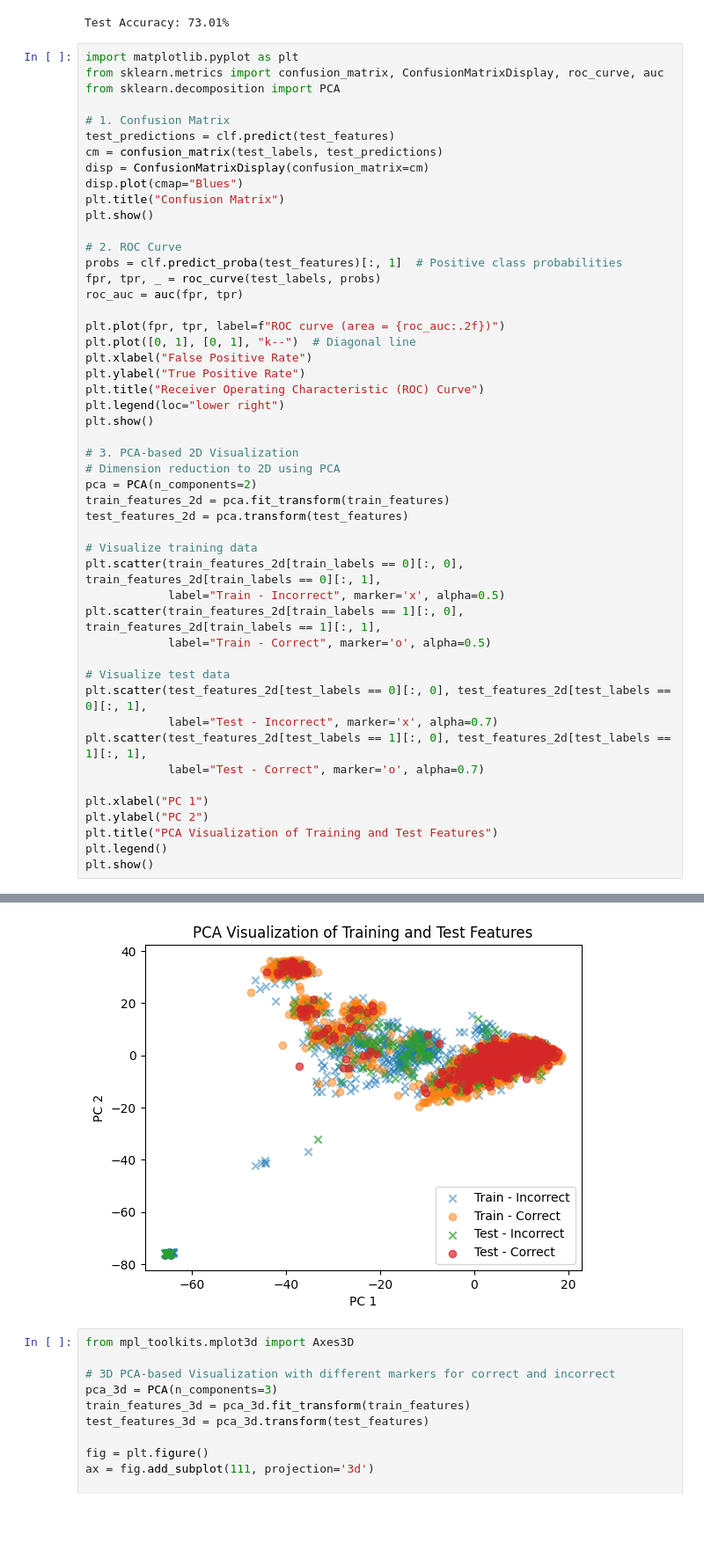
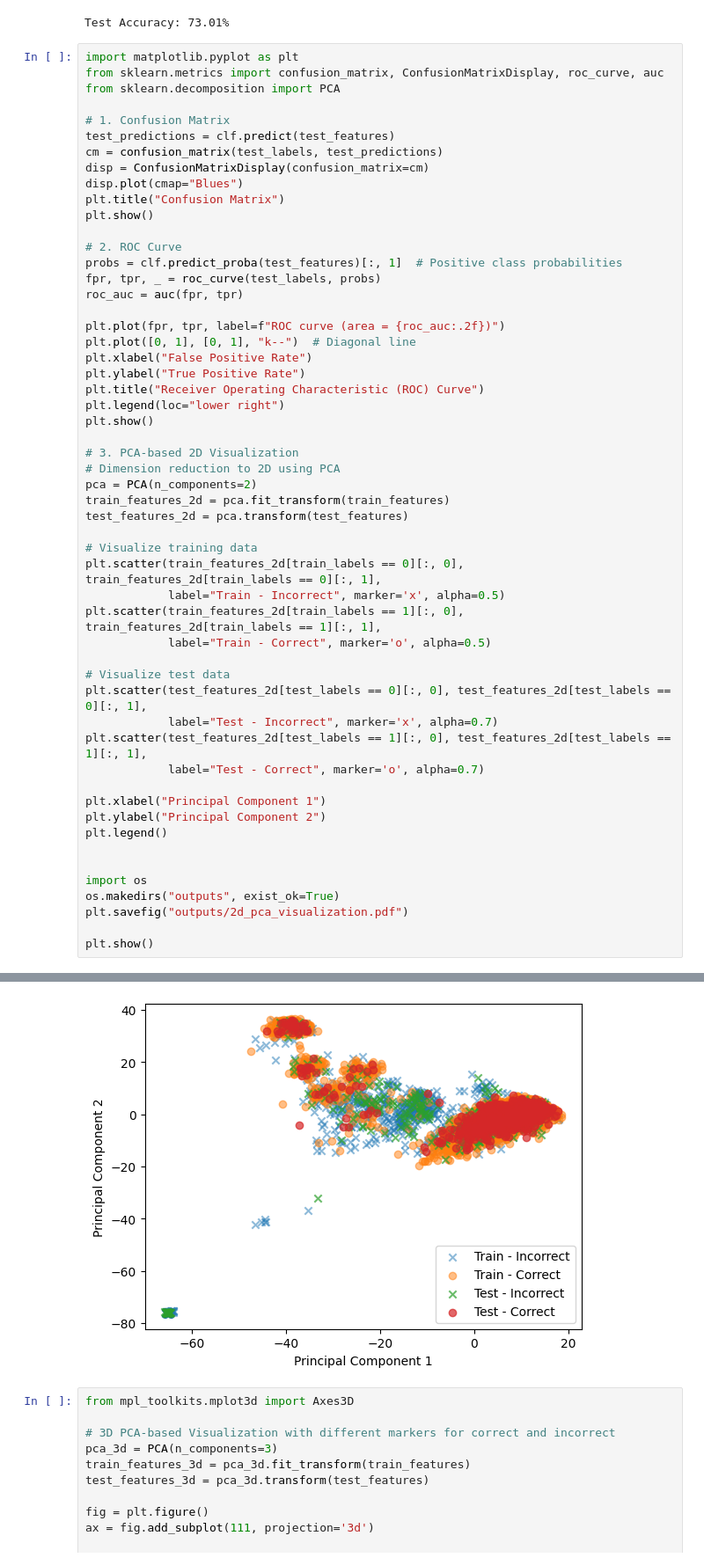
Before and after one commit to SewoongLee/probing-reasoning, a Jupyter notebook: probe-hidden-states-llama-3.2-3B-Instruct-gsm8k-performance.ipynb, the cells around one changed output, grey strips where cells are left out. Shown: that part at 88% size. Cells and saved outputs as stored; diff of their text form; blank space fills up the shorter version.

```diff
--- a/probe-hidden-states-llama-3.2-3B-Instruct-gsm8k-performance.ipynb
+++ b/probe-hidden-states-llama-3.2-3B-Instruct-gsm8k-performance.ipynb
@@ -259,37 +259,42 @@ plt.plot(fpr, tpr, label=f"ROC curve (area = {roc_auc:.2f})")
 plt.plot([0, 1], [0, 1], "k--")  # Diagonal line
 plt.xlabel("False Positive Rate")
 plt.ylabel("True Positive Rate")
 plt.title("Receiver Operating Characteristic (ROC) Curve")
 plt.legend(loc="lower right")
 plt.show()
 
 # 3. PCA-based 2D Visualization
 # Dimension reduction to 2D using PCA
 pca = PCA(n_components=2)
 train_features_2d = pca.fit_transform(train_features)
 test_features_2d = pca.transform(test_features)
 
 # Visualize training data
 plt.scatter(train_features_2d[train_labels == 0][:, 0], train_features_2d[train_labels == 0][:, 1],
             label="Train - Incorrect", marker='x', alpha=0.5)
 plt.scatter(train_features_2d[train_labels == 1][:, 0], train_features_2d[train_labels == 1][:, 1],
             label="Train - Correct", marker='o', alpha=0.5)
 
 # Visualize test data
 plt.scatter(test_features_2d[test_labels == 0][:, 0], test_features_2d[test_labels == 0][:, 1],
             label="Test - Incorrect", marker='x', alpha=0.7)
 plt.scatter(test_features_2d[test_labels == 1][:, 0], test_features_2d[test_labels == 1][:, 1],
             label="Test - Correct", marker='o', alpha=0.7)
 
-plt.xlabel("PC 1")
-plt.ylabel("PC 2")
-plt.title("PCA Visualization of Training and Test Features")
+plt.xlabel("Principal Component 1")
+plt.ylabel("Principal Component 2")
 plt.legend()
+
+
+import os
+os.makedirs("outputs", exist_ok=True)
+plt.savefig("outputs/2d_pca_visualization.pdf")
+
 plt.show()
 # %% [output]
 [figure]
 [figure]
-[figure, old version]
+[figure, new version]
 # %%
 from mpl_toolkits.mplot3d import Axes3D
 
```
